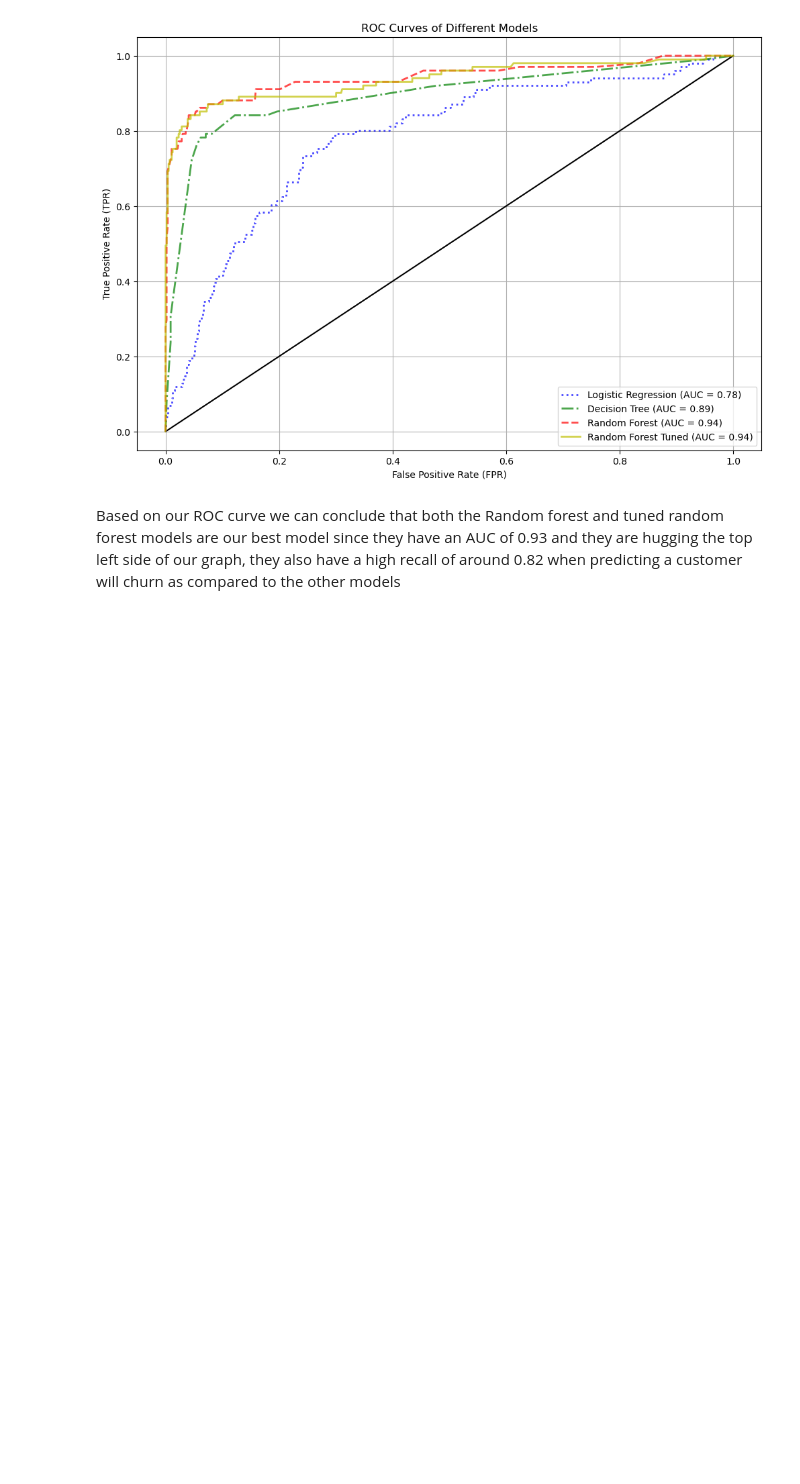
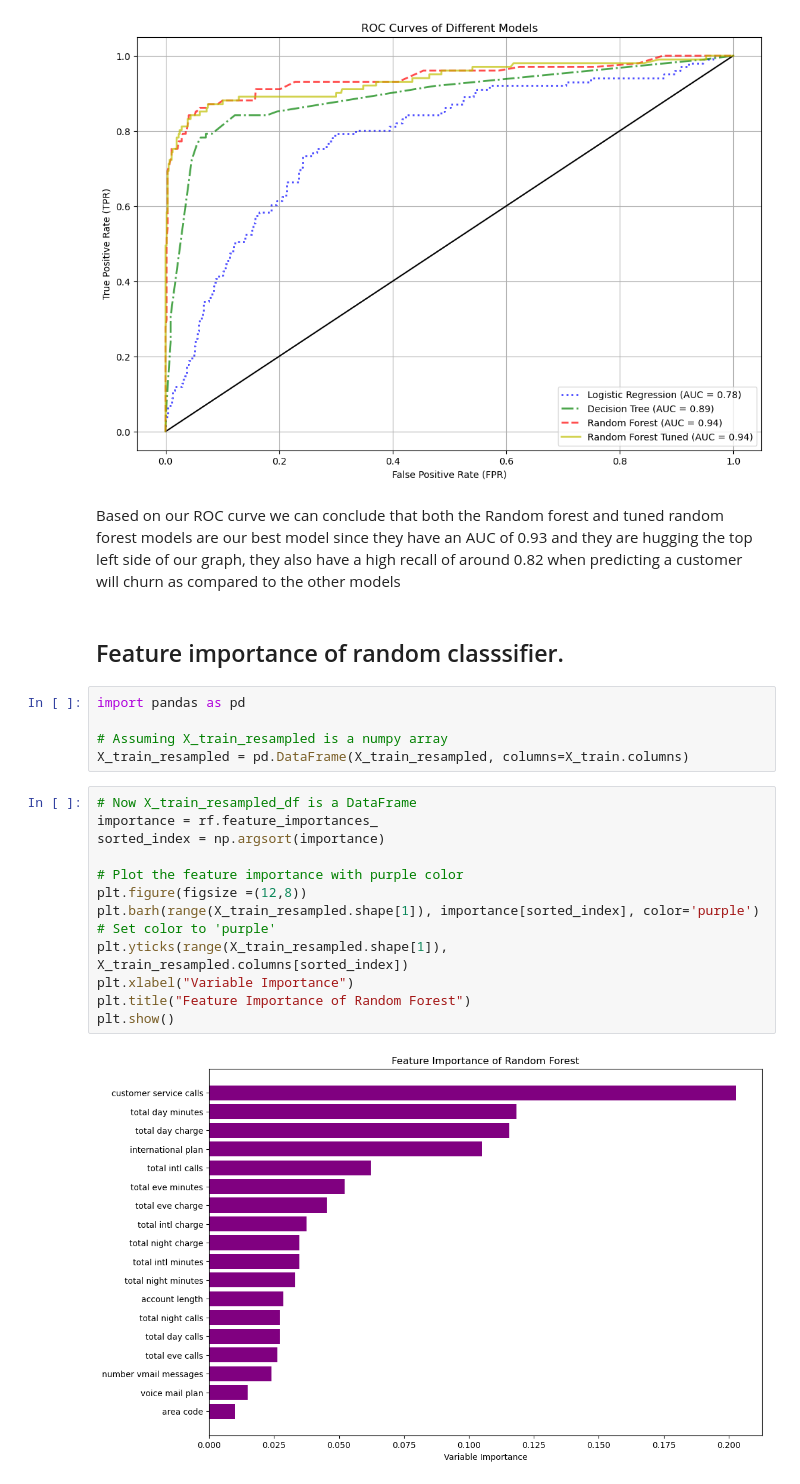
Before and after one commit to KMalinga/churn, a Jupyter notebook: student.ipynb, the cells around one changed output. Drawn from its saved outputs; the diff is of its cells as text; blank space fills up the shorter version.

```diff
--- a/student.ipynb
+++ b/student.ipynb
@@ -1003,3 +1003,24 @@ plt.show()
 [figure]
 # %% [markdown]
 Based on our ROC curve we can conclude that both the Random forest and tuned random forest models are our best model since they have an AUC of 0.93 and they are hugging the top left side of our graph, they also have a high recall of around 0.82 when predicting a customer will churn as compared to the other models
+# %% [markdown]
+## Feature importance of random classsifier.
+# %%
+import pandas as pd
+
+# Assuming X_train_resampled is a numpy array
+X_train_resampled = pd.DataFrame(X_train_resampled, columns=X_train.columns)
+# %%
+# Now X_train_resampled_df is a DataFrame
+importance = rf.feature_importances_
+sorted_index = np.argsort(importance)
+
+# Plot the feature importance with purple color
+plt.figure(figsize =(12,8))
+plt.barh(range(X_train_resampled.shape[1]), importance[sorted_index], color='purple')  # Set color to 'purple'
+plt.yticks(range(X_train_resampled.shape[1]), X_train_resampled.columns[sorted_index])
+plt.xlabel("Variable Importance")
+plt.title("Feature Importance of Random Forest")
+plt.show()
+# %% [output]
+[figure, added]
```
Also changed, not shown: parts of 4 cells of this notebook.
